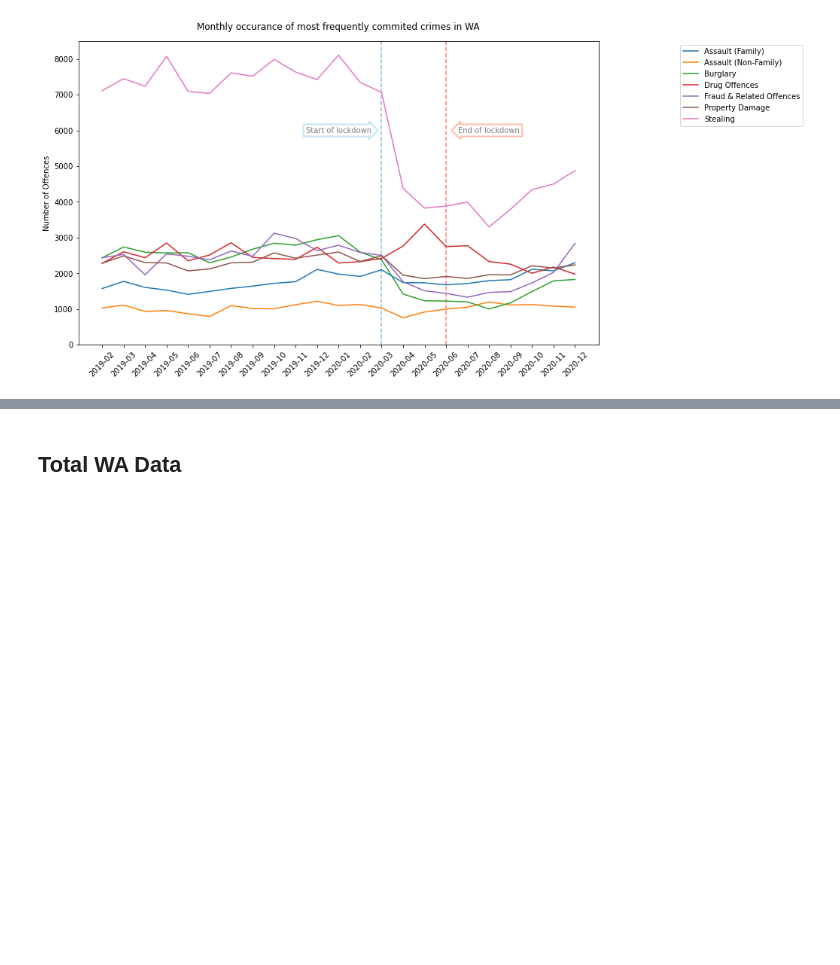
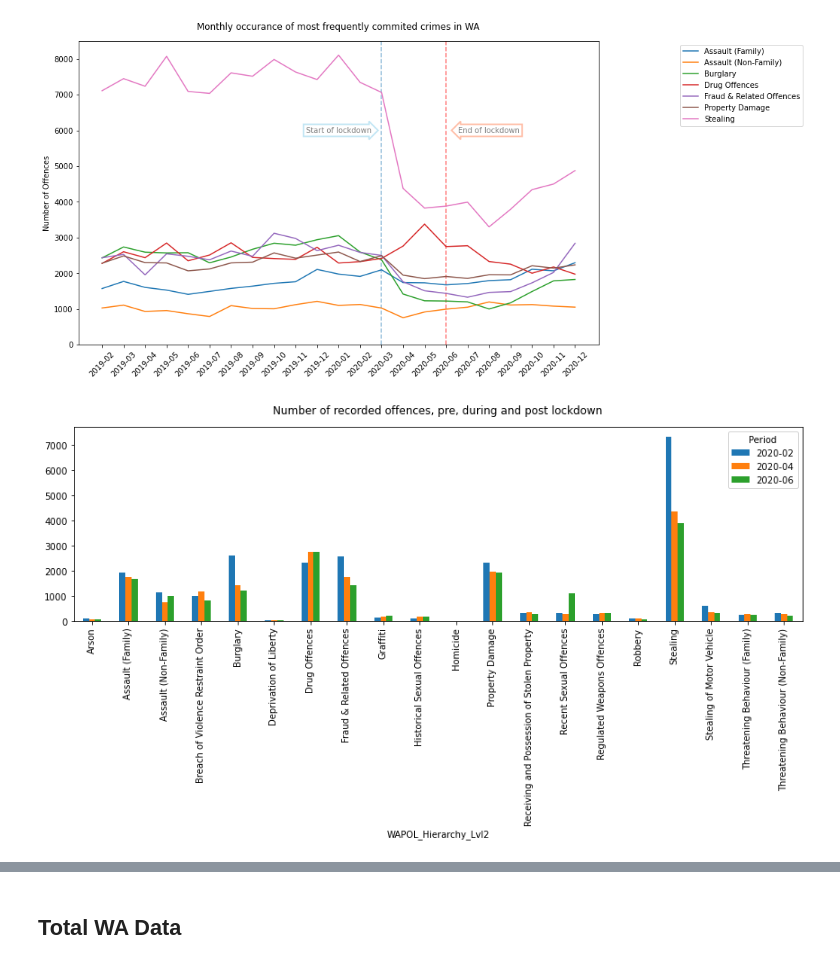
Before and after one commit to FernB/WACrimeRatesCovid19, a Jupyter notebook: WACrimeStatistics.ipynb, the cells around one changed output, grey strips where cells are left out. Saved outputs shown, nothing was run; the diff lists cells and outputs as text; code cells hidden in the pictures; blank space fills up the shorter version.

Commit message:
more wa graphs

```diff
--- a/WACrimeStatistics.ipynb
+++ b/WACrimeStatistics.ipynb
@@ -548,3 +548,14 @@ plt.savefig("WAkeycrimetrends.png",bbox_inches='tight')
 plt.show()
 # %% [output]
 [figure]
+# %%
+plotWA2 = WA2019_Pivot.reset_index()
+LockdownperiodsWA = plotWA2.loc[(plotWA2["Period"]=='2020-02')|(plotWA2["Period"]=='2020-04')|(plotWA2["Period"]=='2020-06')].set_index('Period')
+Transposed2 = LockdownperiodsWA.T
+Transposed2.plot.bar(figsize=(12,7))
+plt.title("Number of recorded offences, pre, during and post lockdown", pad=15)
+plt.tight_layout()
+plt.savefig("crimeswaoverperiodbar.png",bbox_inches='tight')
+plt.show()
+# %% [output]
+[figure, added]
```
Also changed, not shown: parts of 2 cells of this notebook.
